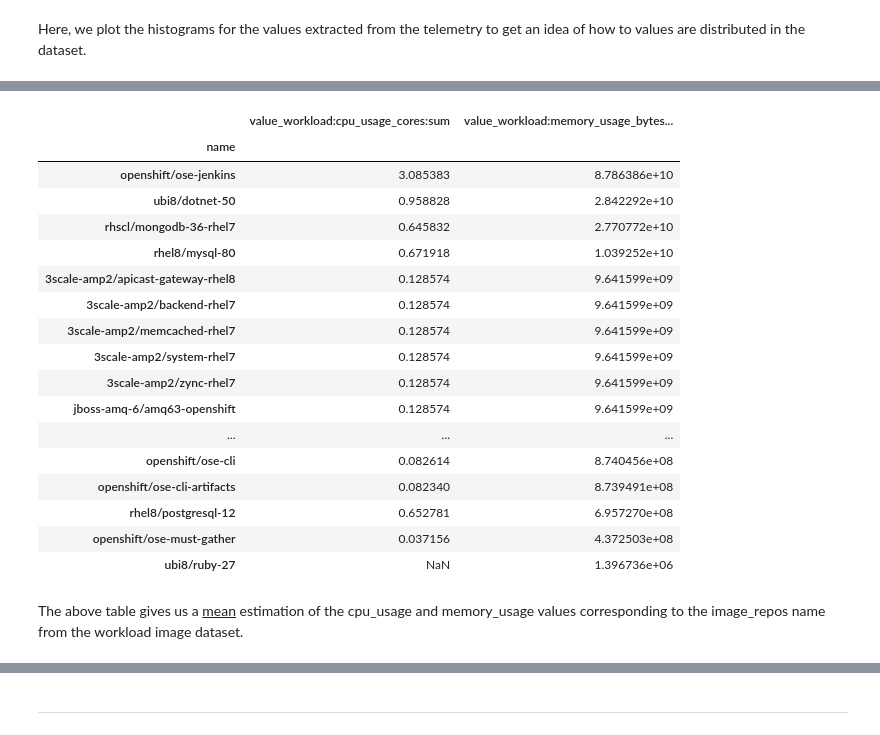
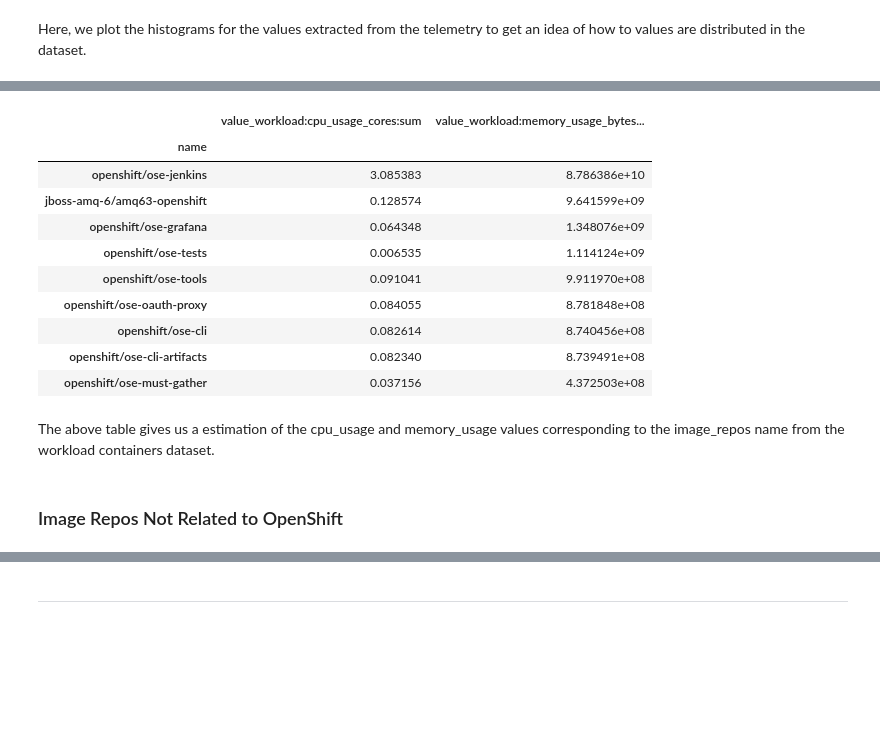
Before and after one commit to suppathak/openshift-workload-fingerprinting_old, a Jupyter notebook: notebooks/EDA_workload_demo.ipynb, the cells around one changed output, grey strips where cells are left out. Drawn from its saved outputs; the diff is of its cells as text; code cells hidden in the pictures; blank space fills up the shorter version.

```diff
--- a/notebooks/EDA_workload_demo.ipynb
+++ b/notebooks/EDA_workload_demo.ipynb
@@ -903,2 +962,4 @@ df_image[
+# %%
+df_imageOS = df_image[df_image["name"].str.contains(rstr, na=False)]
 # %%
 # Plot
@@ -930,37 +990,32 @@ for col in image_value_columns:
 # %%
 d1 = (
-    df_image.groupby("name")["value_workload:cpu_usage_cores:sum"]
+    df_imageOS.groupby("name")["value_workload:cpu_usage_cores:sum"]
     .mean()
     .sort_values(ascending=False)
     .to_frame()
 )
 d2 = (
-    df_image.groupby("name")["value_workload:memory_usage_bytes:sum"]
+    df_imageOS.groupby("name")["value_workload:memory_usage_bytes:sum"]
     .mean()
     .sort_values(ascending=False)
     .to_frame()
 )
 
 dmerge = pd.merge(d1, d2, on="name", how="right")
 dmerge
 # %% [output]
 |  | value_workload:cpu_usage_cores:sum | value_workload:memory_usage_bytes... |
 | name |  |  |
 | openshift/ose-jenkins | 3.085383 | 8.786386e+10 |
-| ubi8/dotnet-50 | 0.958828 | 2.842292e+10 |
-| rhscl/mongodb-36-rhel7 | 0.645832 | 2.770772e+10 |
-| rhel8/mysql-80 | 0.671918 | 1.039252e+10 |
-| 3scale-amp2/apicast-gateway-rhel8 | 0.128574 | 9.641599e+09 |
-| 3scale-amp2/backend-rhel7 | 0.128574 | 9.641599e+09 |
-| 3scale-amp2/memcached-rhel7 | 0.128574 | 9.641599e+09 |
-| 3scale-amp2/system-rhel7 | 0.128574 | 9.641599e+09 |
-| 3scale-amp2/zync-rhel7 | 0.128574 | 9.641599e+09 |
 | jboss-amq-6/amq63-openshift | 0.128574 | 9.641599e+09 |
-| ... | ... | ... |
+| openshift/ose-grafana | 0.064348 | 1.348076e+09 |
+| openshift/ose-tests | 0.006535 | 1.114124e+09 |
+| openshift/ose-tools | 0.091041 | 9.911970e+08 |
+| openshift/ose-oauth-proxy | 0.084055 | 8.781848e+08 |
 | openshift/ose-cli | 0.082614 | 8.740456e+08 |
 | openshift/ose-cli-artifacts | 0.082340 | 8.739491e+08 |
-| rhel8/postgresql-12 | 0.652781 | 6.957270e+08 |
 | openshift/ose-must-gather | 0.037156 | 4.372503e+08 |
-| ubi8/ruby-27 | NaN | 1.396736e+06 |
 # %% [markdown]
-The above table gives us a <u>mean</u> estimation of the cpu_usage and memory_usage values corresponding to the image_repos name from the workload image dataset.
+The above table gives us a estimation of the cpu_usage and memory_usage values corresponding to the image_repos name from the workload containers dataset.
+# %% [markdown]
+### Image Repos Not Related to OpenShift
```
Also changed, not shown: parts of 59 cells of this notebook.
